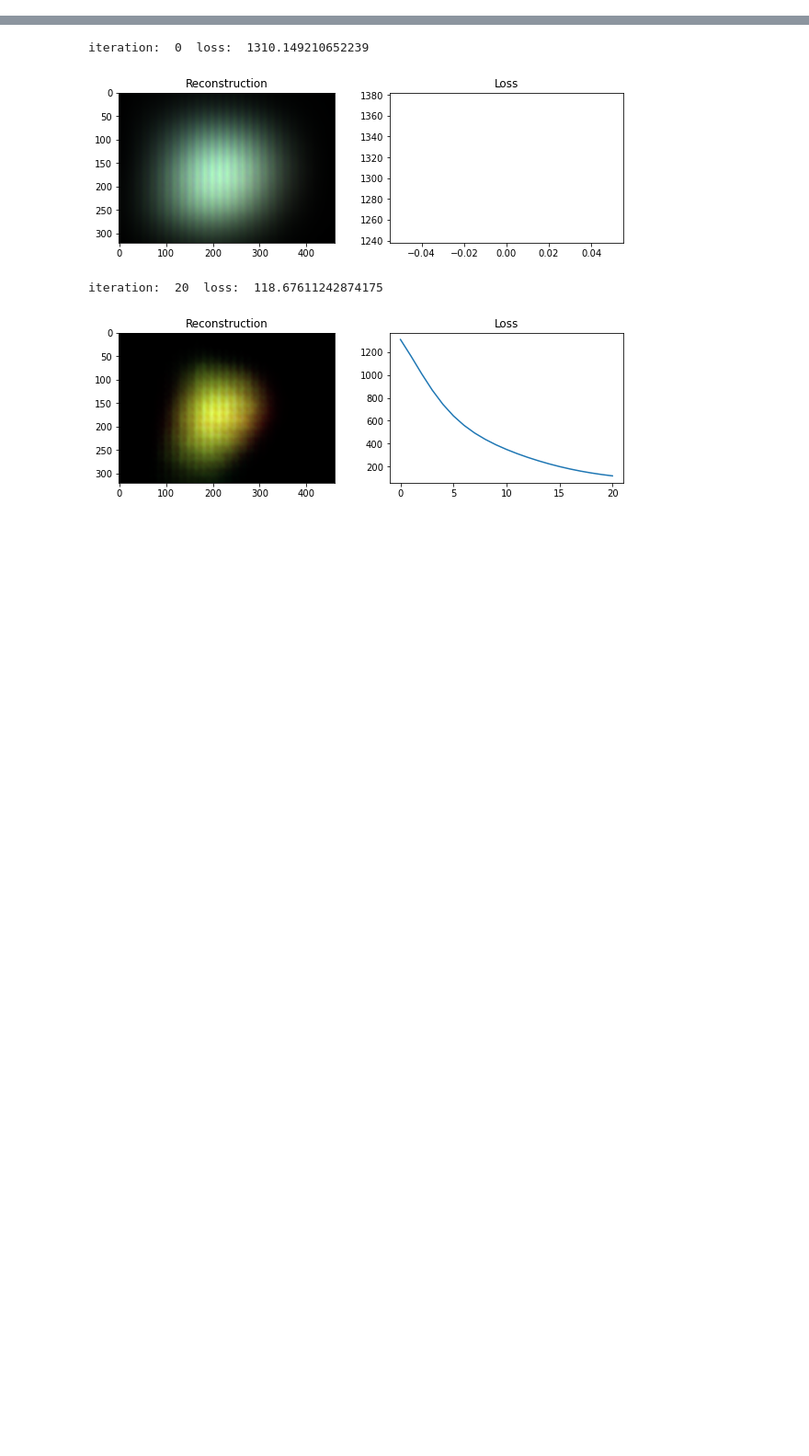
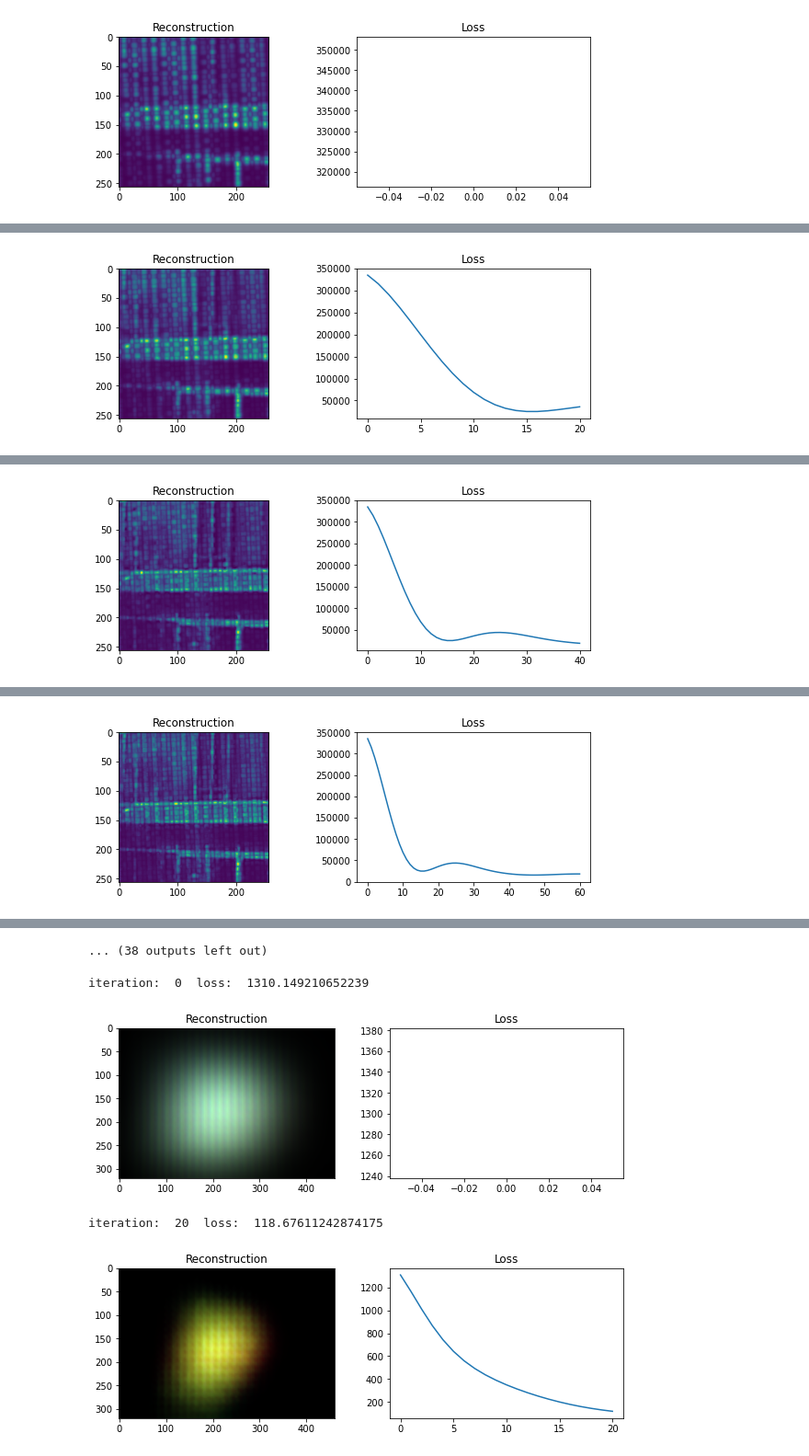
Before and after one commit to Christianfoley/SpectralDefocusCam, a Jupyter notebook: iterative_reconstruction_demo.ipynb, the cells around one changed output, grey strips where cells are left out. Shown at 92% size. Saved outputs shown, nothing was run; the diff lists cells and outputs as text; code cells hidden in the pictures; blank space fills up the shorter version.

```diff
--- a/iterative_reconstruction_demo.ipynb
+++ b/iterative_reconstruction_demo.ipynb
@@ -2,6 +4,14 @@
 import matplotlib.pyplot as plt
 import scipy.io
 import utils.helper_functions as helper
+import utils.psf_calibration_utils as psf
+import utils.diffuser_utils as diffuser_utils
+import inference, train
+import torch
+import os
 
 # Change this to GPU or CPU depending on your machine
-%run fista_spectral_cupy.py GPU
+device = "cuda:3"
+
+%load_ext autoreload
+%autoreload 2
@@ -43,0 +109,3 @@ fista.lowrank_lambda = 0.00005
+# %%
+out = model(img['image'].unsqueeze(0).to(device))
+# %% [output]
@@ -43,0 +113 @@ fista.lowrank_lambda = 0.00005
+[figure, added]
@@ -43,0 +115 @@ fista.lowrank_lambda = 0.00005
+[figure, added]
@@ -43,0 +117 @@ fista.lowrank_lambda = 0.00005
+[figure, added]
@@ -43,0 +119 @@ fista.lowrank_lambda = 0.00005
+[figure, added]
@@ -44 +124,2 @@ fista.lowrank_lambda = 0.00005
+... (38 outputs left out)
 # %%
```
Also changed, not shown: parts of 20 cells of this notebook, 33 other files.
